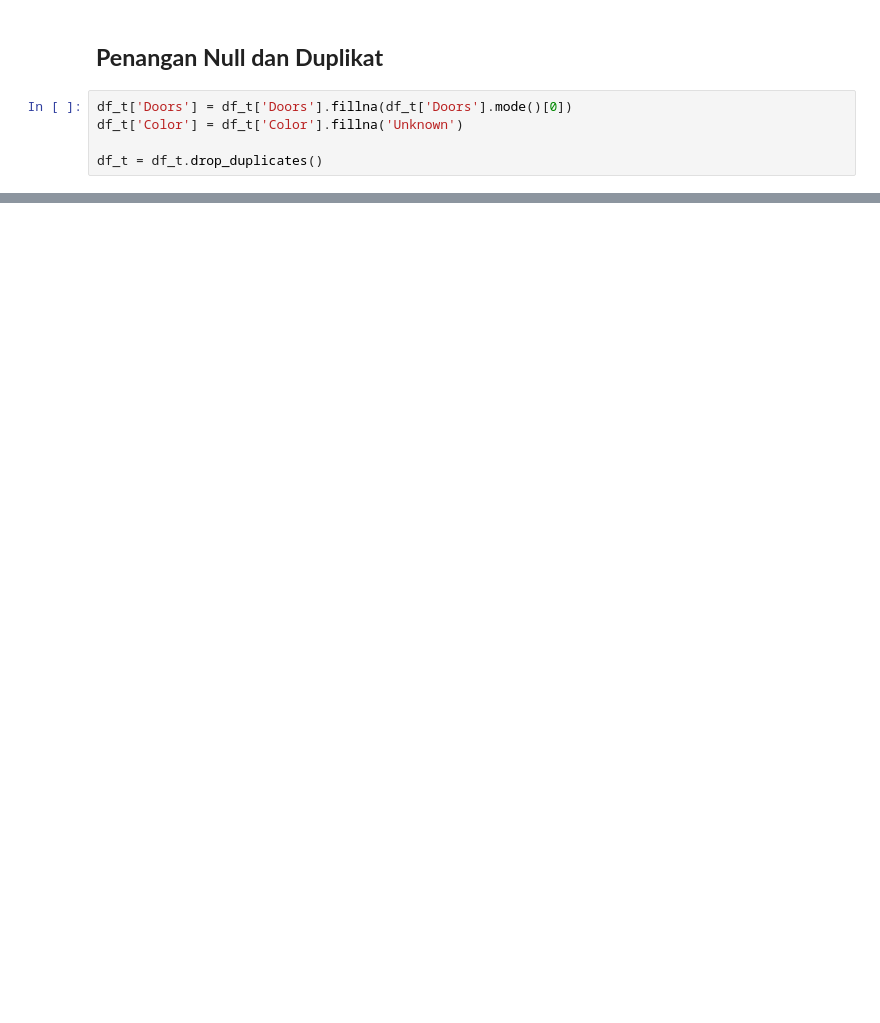
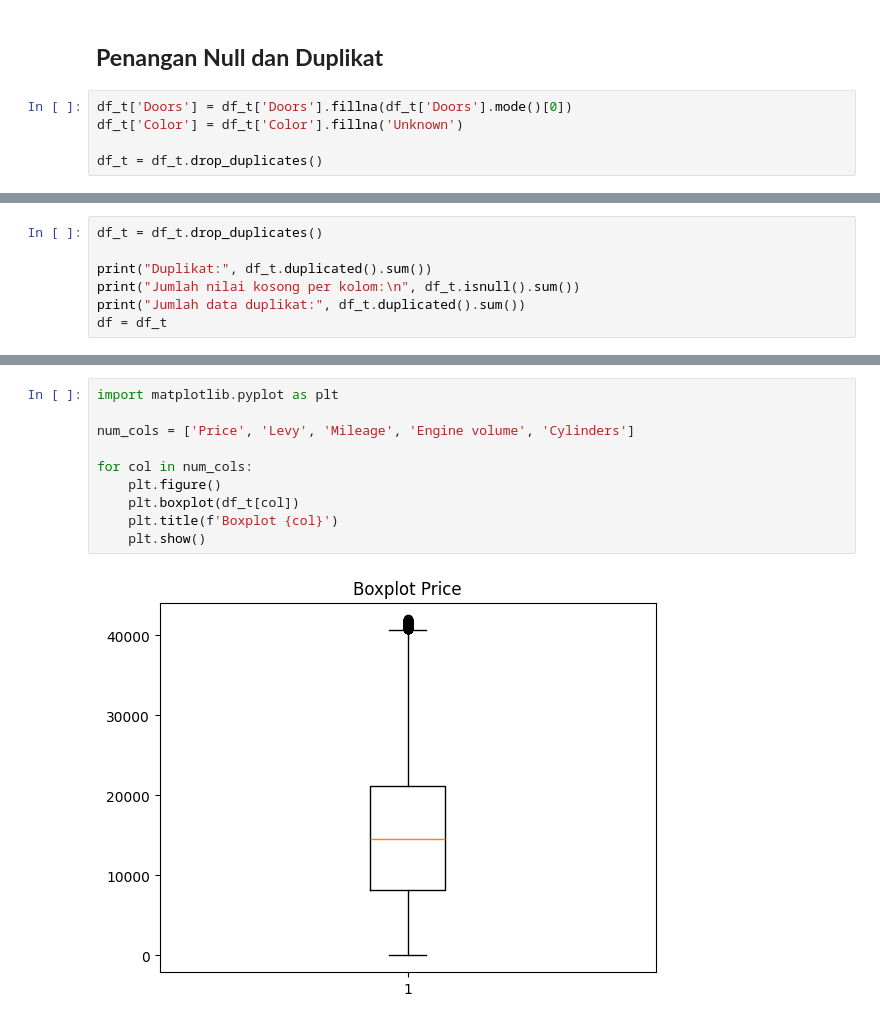
Before and after one commit to dionisioraditya/ProjekUASML_CatBoost, a Jupyter notebook: Notebook[1]_Regresi_CatBoost.ipynb, the cells around one changed output, grey strips where cells are left out. Saved outputs shown, nothing was run; the diff lists cells and outputs as text; blank space fills up the shorter version.

```diff
--- a/Notebook[1]_Regresi_CatBoost.ipynb
+++ b/Notebook[1]_Regresi_CatBoost.ipynb
@@ -245,0 +296,7 @@ Duplikat: 0
+# %%
+df_t = df_t.drop_duplicates()
+
+print("Duplikat:", df_t.duplicated().sum())
+print("Jumlah nilai kosong per kolom:\n", df_t.isnull().sum())
+print("Jumlah data duplikat:", df_t.duplicated().sum())
+df = df_t
@@ -245,0 +321,12 @@ Duplikat: 0
+# %%
+import matplotlib.pyplot as plt
+
+num_cols = ['Price', 'Levy', 'Mileage', 'Engine volume', 'Cylinders']
+
+for col in num_cols:
+    plt.figure()
+    plt.boxplot(df_t[col])
+    plt.title(f'Boxplot {col}')
+    plt.show()
+# %% [output]
+[figure, added]
```
Also changed, not shown: parts of 22 cells of this notebook.
